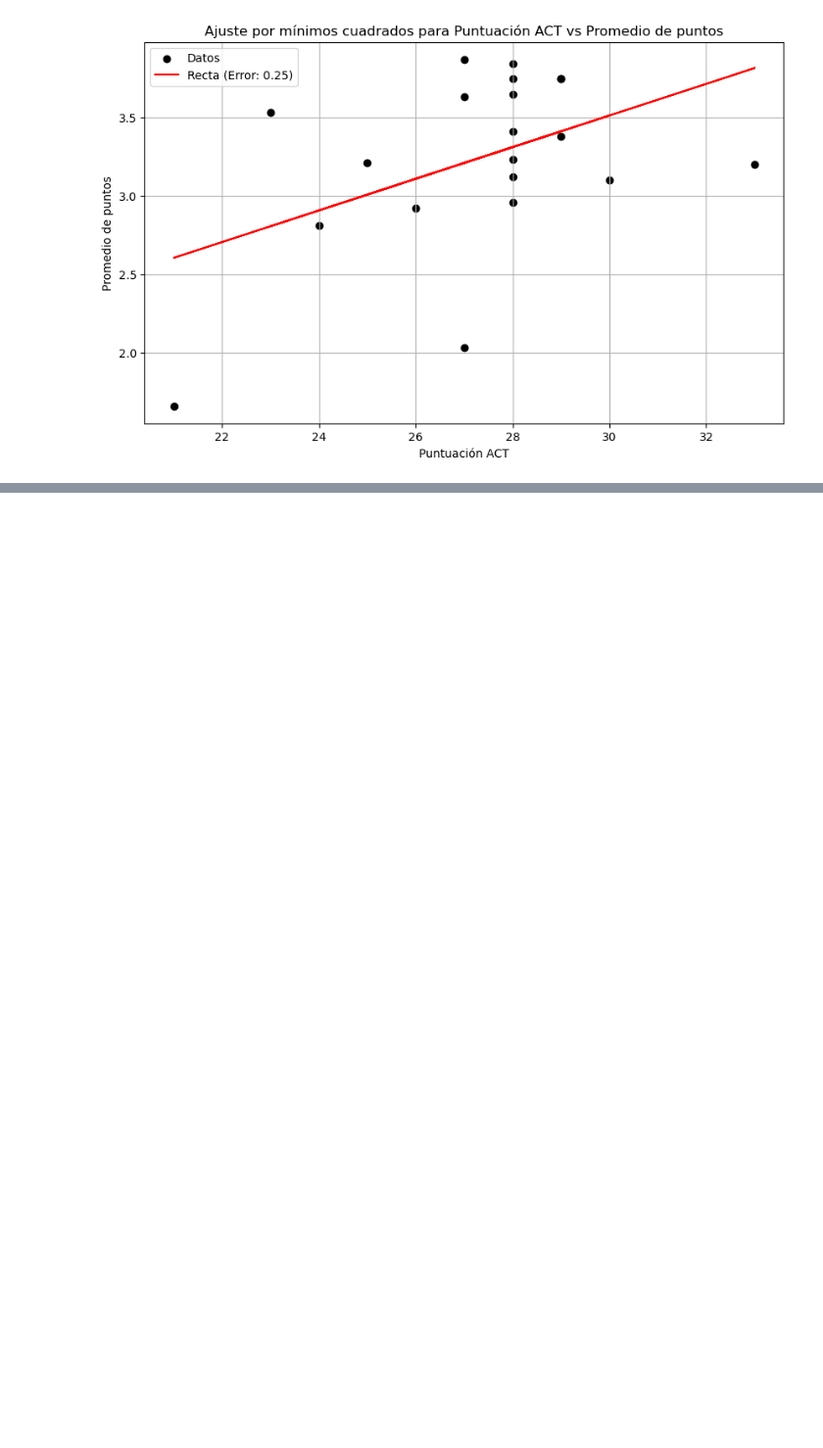
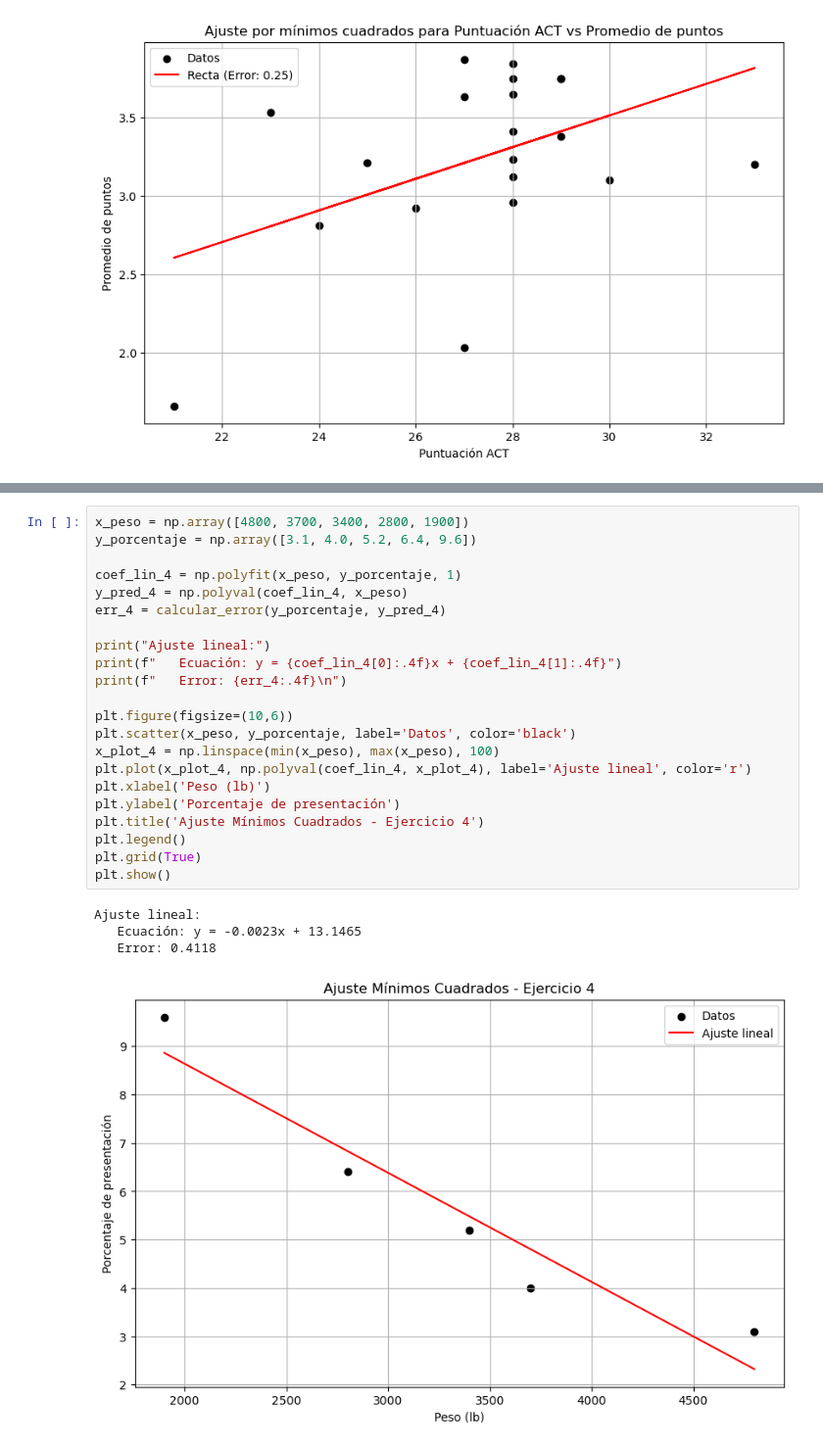
Before and after one commit to stiv001/Tarea-08, a Jupyter notebook: Tarea 8.ipynb, the cells around one changed output, grey strips where cells are left out. Shown at 98% size. Drawn from its saved outputs; the diff is of its cells as text; blank space fills up the shorter version.

Commit message:
Ejercicio 4

```diff
--- a/Tarea 8.ipynb
+++ b/Tarea 8.ipynb
@@ -234,0 +237,27 @@ Error: 0.2524352808112324
+# %%
+x_peso = np.array([4800, 3700, 3400, 2800, 1900])
+y_porcentaje = np.array([3.1, 4.0, 5.2, 6.4, 9.6])
+
+coef_lin_4 = np.polyfit(x_peso, y_porcentaje, 1)
+y_pred_4 = np.polyval(coef_lin_4, x_peso)
+err_4 = calcular_error(y_porcentaje, y_pred_4)
+
+print("Ajuste lineal:")
+print(f"   Ecuación: y = {coef_lin_4[0]:.4f}x + {coef_lin_4[1]:.4f}")
+print(f"   Error: {err_4:.4f}\n")
+
+plt.figure(figsize=(10,6))
+plt.scatter(x_peso, y_porcentaje, label='Datos', color='black')
+x_plot_4 = np.linspace(min(x_peso), max(x_peso), 100)
+plt.plot(x_plot_4, np.polyval(coef_lin_4, x_plot_4), label='Ajuste lineal', color='r')
+plt.xlabel('Peso (lb)')
+plt.ylabel('Porcentaje de presentación')
+plt.title('Ajuste Mínimos Cuadrados - Ejercicio 4')
+plt.legend()
+plt.grid(True)
+plt.show()
+# %% [output]
+Ajuste lineal:
+   Ecuación: y = -0.0023x + 13.1465
+   Error: 0.4118
+[figure, added]
```
Also changed, not shown: parts of 1 cell of this notebook.
